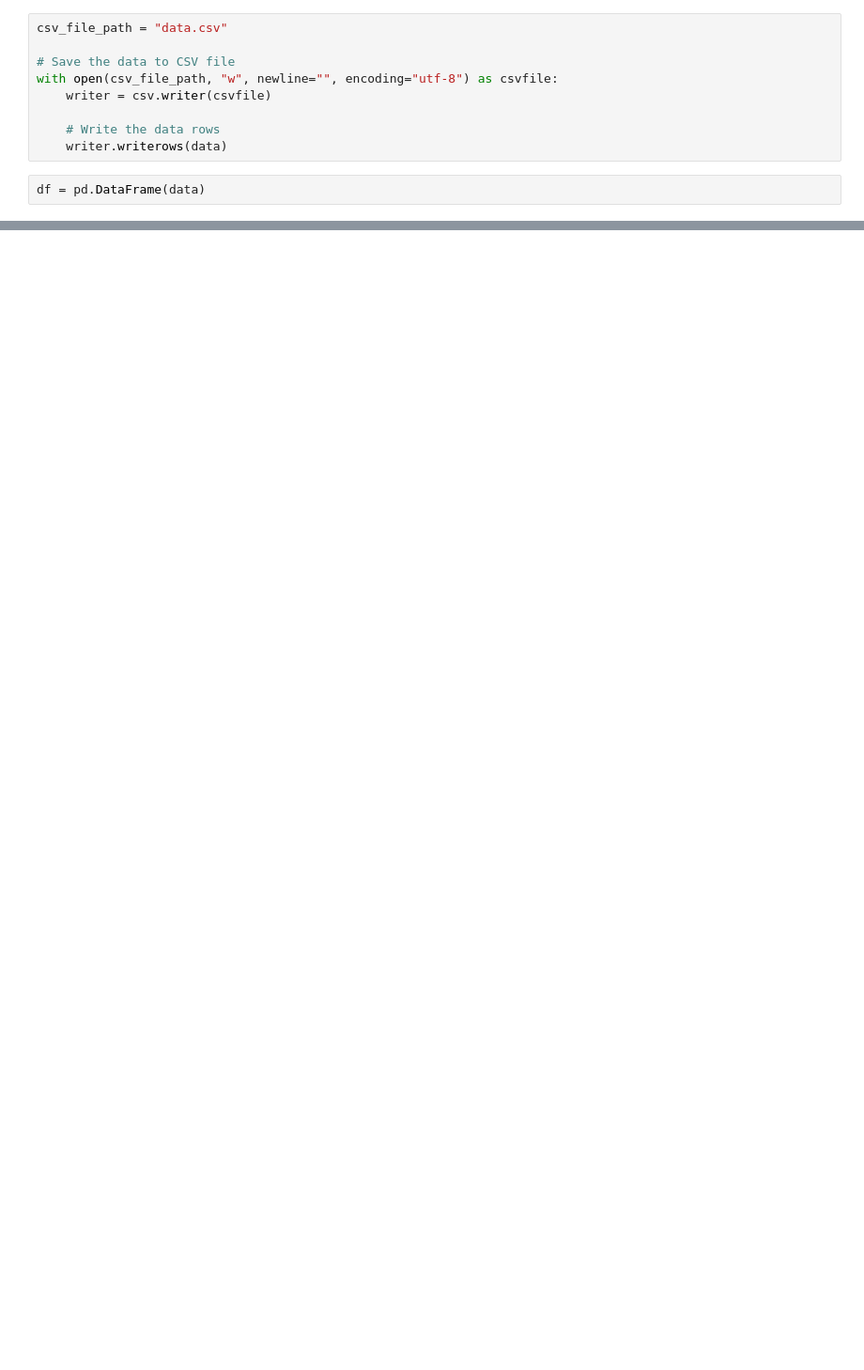
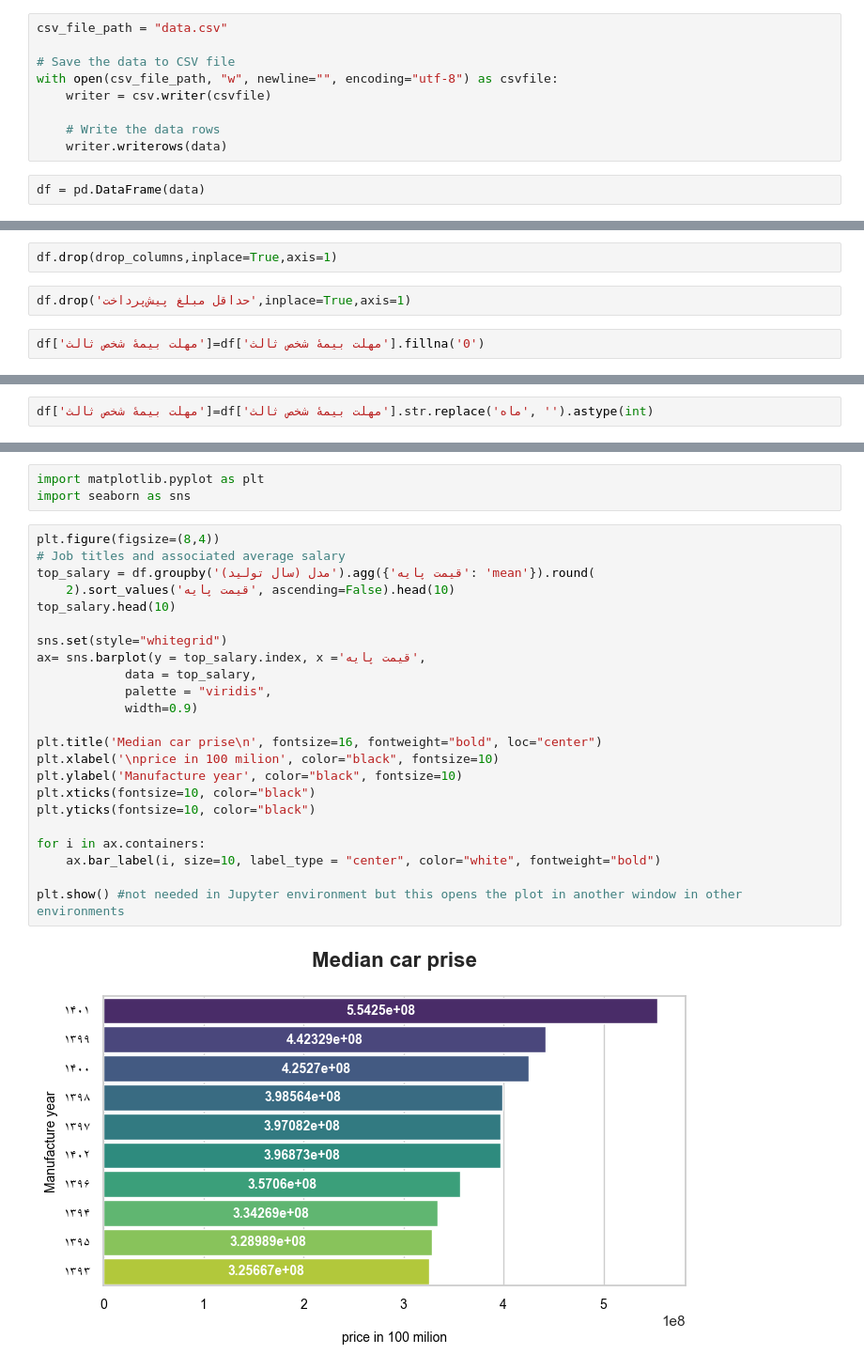
Before and after one commit to an9979/AML_04, a Jupyter notebook: P1.ipynb, the cells around one changed output, grey strips where cells are left out. Shown at 94% size. Drawn from its saved outputs; the diff is of its cells as text; blank space fills up the shorter version.

```diff
--- a/P1.ipynb
+++ b/P1.ipynb
@@ -138,0 +311,6 @@ df.dropna(how='all')
+# %%
+df.drop(drop_columns,inplace=True,axis=1)
+# %%
+df.drop('حداقل مبلغ پیش‌پرداخت',inplace=True,axis=1)
+# %%
+df['مهلت بیمهٔ شخص ثالث']=df['مهلت بیمهٔ شخص ثالث'].fillna('0')
@@ -138,0 +334,2 @@ df.dropna(how='all')
+# %%
+df['مهلت بیمهٔ شخص ثالث']=df['مهلت بیمهٔ شخص ثالث'].str.replace('ماه', '').astype(int)
@@ -138,0 +353,28 @@ df.dropna(how='all')
+# %%
+import matplotlib.pyplot as plt
+import seaborn as sns
+# %%
+plt.figure(figsize=(8,4))
+# Job titles and associated average salary
+top_salary = df.groupby('مدل (سال تولید)').agg({'قیمت پایه': 'mean'}).round(
+    2).sort_values('قیمت پایه', ascending=False).head(10)
+top_salary.head(10)
+
+sns.set(style="whitegrid")
+ax= sns.barplot(y = top_salary.index, x ='قیمت پایه',
+            data = top_salary,
+            palette = "viridis",
+            width=0.9)
+
+plt.title('Median car prise\n', fontsize=16, fontweight="bold", loc="center")
+plt.xlabel('\nprice in 100 milion', color="black", fontsize=10)
+plt.ylabel('Manufacture year', color="black", fontsize=10)
+plt.xticks(fontsize=10, color="black")
+plt.yticks(fontsize=10, color="black")
+
+for i in ax.containers:
+    ax.bar_label(i, size=10, label_type = "center", color="white", fontweight="bold")
+
+plt.show() #not needed in Jupyter environment but this opens the plot in another window in other environments
+# %% [output]
+[figure, added]
```
Also changed, not shown: parts of 51 cells of this notebook, 10 other files.
